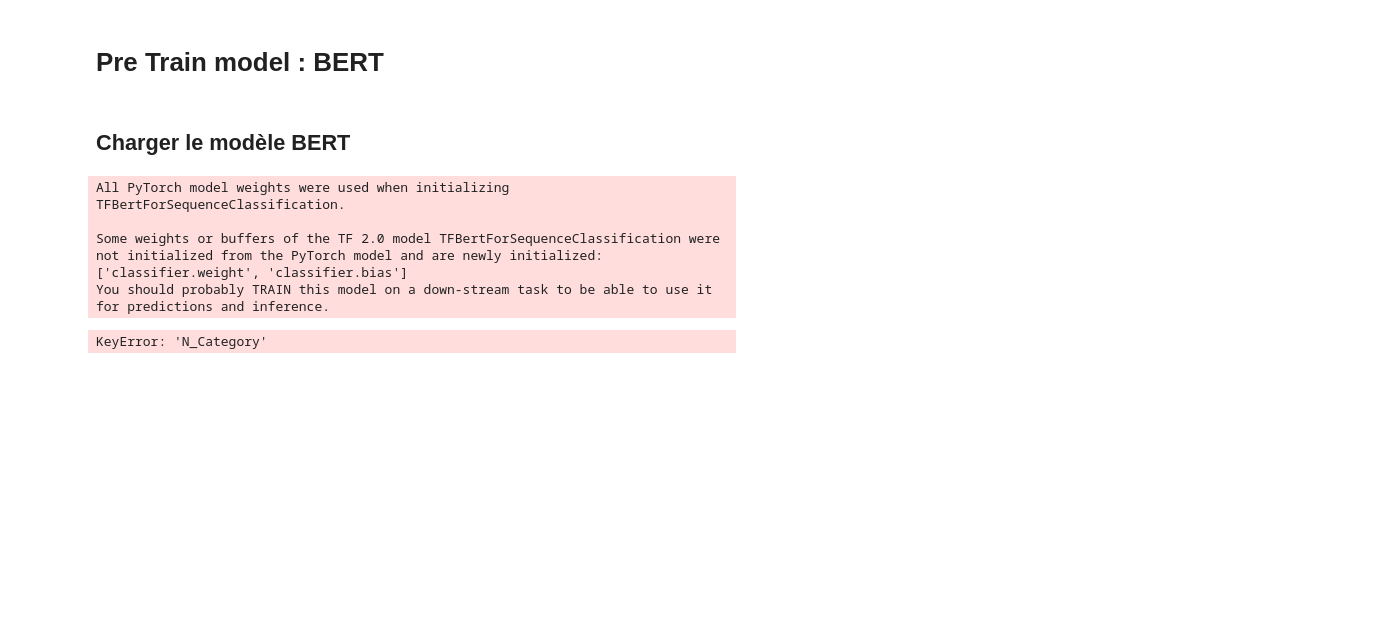
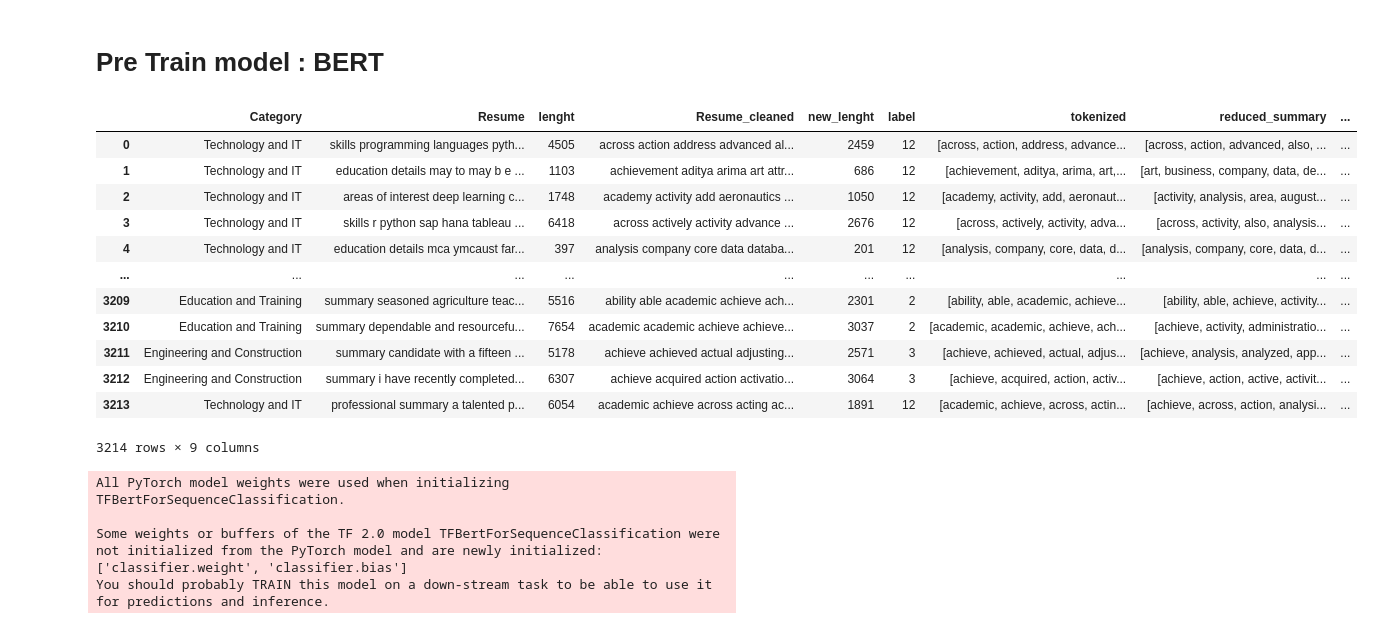
Before and after one commit to sabiryassine/TalentSort_AI_2, a Jupyter notebook: bert_model.ipynb, the cells around one changed output. Saved outputs shown, nothing was run; the diff lists cells and outputs as text; code cells hidden in the pictures; blank space fills up the shorter version.

Commit message:
pretrain model

```diff
--- a/bert_model.ipynb
+++ b/bert_model.ipynb
@@ -45,3 +167,17 @@ from tensorflow.keras.optimizers import legacy
-# %% [markdown]
-## Charger le modèle BERT
+# %%
+df_resume
+# %% [output]
+|  | Category | Resume | lenght | Resume_cleaned | new_lenght | label | tokenized | reduced_summary | ... |
+| 0 | Technology and IT | skills programming languages pyth... | 4505 | across action address advanced al... | 2459 | 12 | [across, action, address, advance... | [across, action, advanced, also, ... | ... |
+| 1 | Technology and IT | education details may to may b e ... | 1103 | achievement aditya arima art attr... | 686 | 12 | [achievement, aditya, arima, art,... | [art, business, company, data, de... | ... |
+| 2 | Technology and IT | areas of interest deep learning c... | 1748 | academy activity add aeronautics ... | 1050 | 12 | [academy, activity, add, aeronaut... | [activity, analysis, area, august... | ... |
+| 3 | Technology and IT | skills r python sap hana tableau ... | 6418 | across actively activity advance ... | 2676 | 12 | [across, actively, activity, adva... | [across, activity, also, analysis... | ... |
+| 4 | Technology and IT | education details mca ymcaust far... | 397 | analysis company core data databa... | 201 | 12 | [analysis, company, core, data, d... | [analysis, company, core, data, d... | ... |
+| ... | ... | ... | ... | ... | ... | ... | ... | ... | ... |
+| 3209 | Education and Training | summary seasoned agriculture teac... | 5516 | ability able academic achieve ach... | 2301 | 2 | [ability, able, academic, achieve... | [ability, able, achieve, activity... | ... |
+| 3210 | Education and Training | summary dependable and resourcefu... | 7654 | academic academic achieve achieve... | 3037 | 2 | [academic, academic, achieve, ach... | [achieve, activity, administratio... | ... |
+| 3211 | Engineering and Construction | summary candidate with a fifteen ... | 5178 | achieve achieved actual adjusting... | 2571 | 3 | [achieve, achieved, actual, adjus... | [achieve, analysis, analyzed, app... | ... |
+| 3212 | Engineering and Construction | summary i have recently completed... | 6307 | achieve acquired action activatio... | 3064 | 3 | [achieve, acquired, action, activ... | [achieve, action, active, activit... | ... |
+| 3213 | Technology and IT | professional summary a talented p... | 6054 | academic achieve across acting ac... | 1891 | 12 | [academic, achieve, across, actin... | [achieve, across, action, analysi... | ... |
+3214 rows × 9 columns
 # %%
@@ -87,24 +206,0 @@ test_input_ids, test_attention_masks = test_tokens['input_ids'], test_tokens['at
-# %%
-# Modifier la structure de votre modèle en utilisant le modèle fonctionnel
-input_ids = tf.keras.layers.Input(shape=(max_length,), dtype=tf.int32, name="input_ids")
-attention_mask = tf.keras.layers.Input(shape=(max_length,), dtype=tf.int32, name="attention_mask")
-
-# Incorporer BERT dans votre modèle
-bert_output = model({'input_ids': input_ids, 'attention_mask': attention_mask}).logits
-
-# Ajouter la couche Dense pour la classification
-output = tf.keras.layers.Dense(units=len(df['N_Category'].unique()), activation='softmax')(bert_output)
-
-# Créer le modèle fonctionnel
-classification_model = tf.keras.Model(inputs=[input_ids, attention_mask], outputs=output)
-
-# Définir le learning rate initial et la taille du batch
-initial_learning_rate = 1e-2
-batch_size = 32
-
-# Définir le plan d'apprentissage (learning schedule) avec une décroissance exponentielle
-lr_schedule = ExponentialDecay(
-    initial_learning_rate, decay_steps=len(train_data) // batch_size, decay_rate=0.9, staircase=True
-)
-# %% [output]
-KeyError: 'N_Category'
```
Also changed, not shown: parts of 27 cells of this notebook.
